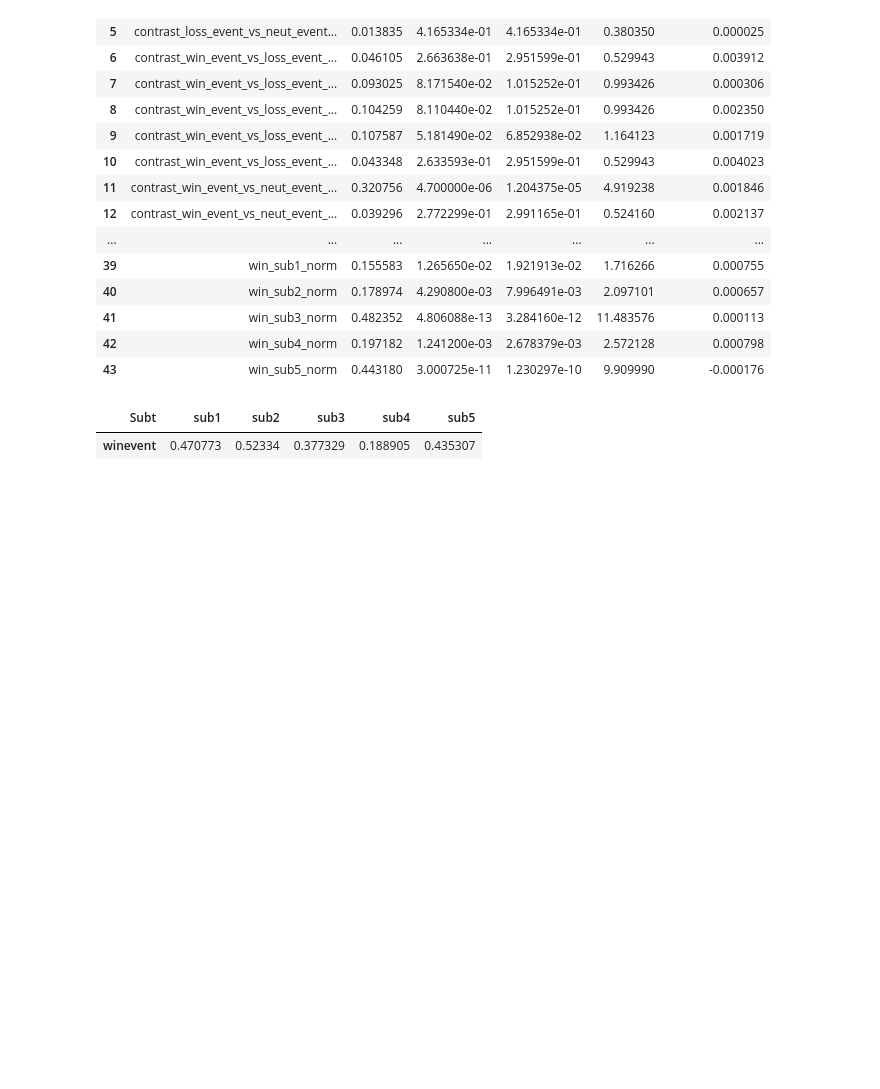
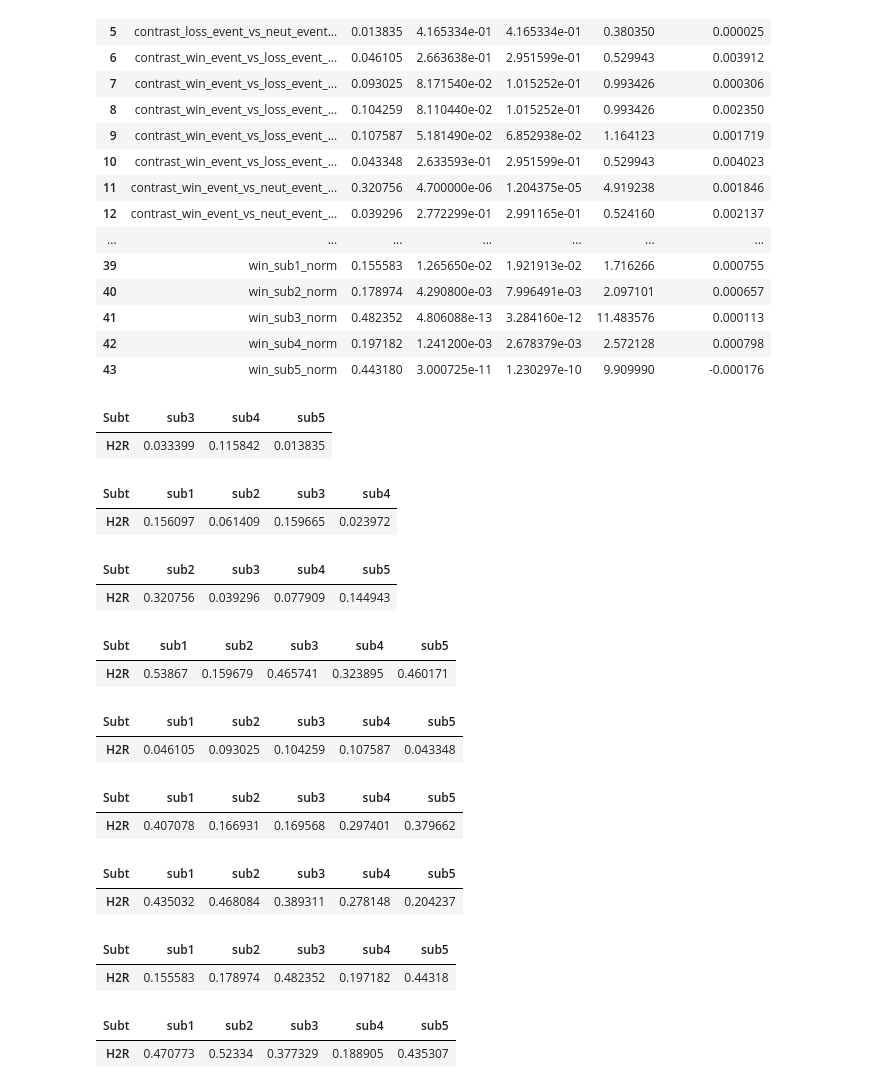
Before and after one commit to SIMEXP/hcp, a Jupyter notebook: hcp_solar_heritability_subtype_gambling_22-06-2017.ipynb, the cells around one changed output. Drawn from its saved outputs; the diff is of its cells as text; code cells hidden in the pictures; blank space fills up the shorter version.

```diff
--- a/hcp_solar_heritability_subtype_gambling_22-06-2017.ipynb
+++ b/hcp_solar_heritability_subtype_gambling_22-06-2017.ipynb
@@ -475,25 +479,41 @@ out_herit_df_clean
 # %%
 ## Loop over trait and create heritability table for radar plot
 #list_trial = [xx.replace('-','_') for xx in list_trial]
 for trait_herit in list_trial:
     mask_df = [x[:-10] == trait_herit for x in out_herit_df_clean.Trait.str.strip()]
     out_herit_select = out_herit_df_clean[['Trait','H2r']][mask_df]
     # extract trial
-    column_net = [''.join(row['Trait'].split('_')[0:-2]) for ind,row in out_herit_select[['Trait']].iterrows()]
+    column_net = [' '.join(row['Trait'].split('_')[0:-2]) for ind,row in out_herit_select[['Trait']].iterrows()]
     out_herit_select.loc[:,'Trial'] = column_net
     # extract subtype
     column_subt = [row['Trait'].split('_')[-2].strip() for ind,row in out_herit_select[['Trait']].iterrows()]
     out_herit_select.loc[:,'Subt'] = column_subt
     out_herit_clean = out_herit_select[['Trial','Subt','H2r']]
     # Pivot table
     out_herit_final = out_herit_clean.pivot(index='Trial',columns='Subt',values='H2r')
     out_herit_final.index.name=None
+    out_herit_final.rename(index={column_net[1]: 'H2R'},inplace= True)
     out_herit_final.to_csv(os.path.join(out_path,solar_out,h2r_out_file.format(task_name,trait_herit)))
+    display(out_herit_final)
+# %% [output]
+| Subt | sub3 | sub4 | sub5 |
+| H2R | 0.033399 | 0.115842 | 0.013835 |
+| Subt | sub1 | sub2 | sub3 | sub4 |
+| H2R | 0.156097 | 0.061409 | 0.159665 | 0.023972 |
+| Subt | sub2 | sub3 | sub4 | sub5 |
+| H2R | 0.320756 | 0.039296 | 0.077909 | 0.144943 |
+| Subt | sub1 | sub2 | sub3 | sub4 | sub5 |
+| H2R | 0.53867 | 0.159679 | 0.465741 | 0.323895 | 0.460171 |
+| Subt | sub1 | sub2 | sub3 | sub4 | sub5 |
+| H2R | 0.046105 | 0.093025 | 0.104259 | 0.107587 | 0.043348 |
+| Subt | sub1 | sub2 | sub3 | sub4 | sub5 |
+| H2R | 0.407078 | 0.166931 | 0.169568 | 0.297401 | 0.379662 |
+| Subt | sub1 | sub2 | sub3 | sub4 | sub5 |
+| H2R | 0.435032 | 0.468084 | 0.389311 | 0.278148 | 0.204237 |
+| Subt | sub1 | sub2 | sub3 | sub4 | sub5 |
+| H2R | 0.155583 | 0.178974 | 0.482352 | 0.197182 | 0.44318 |
+| Subt | sub1 | sub2 | sub3 | sub4 | sub5 |
+| H2R | 0.470773 | 0.52334 | 0.377329 | 0.188905 | 0.435307 |
-# %%
-out_herit_final
-# %% [output]
-| Subt | sub1 | sub2 | sub3 | sub4 | sub5 |
-| winevent | 0.470773 | 0.52334 | 0.377329 | 0.188905 | 0.435307 |
 # %%
 ##### R section #########
 # %%
```
Also changed, not shown: parts of 13 cells of this notebook, 2 other files.
